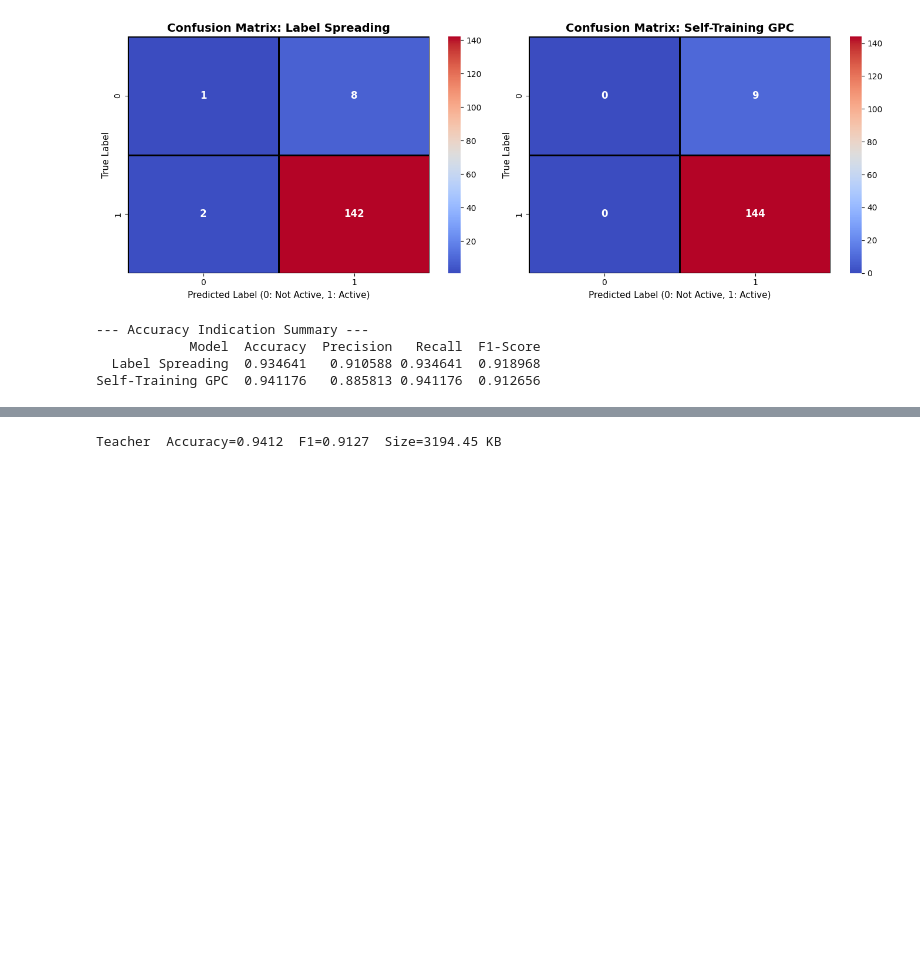
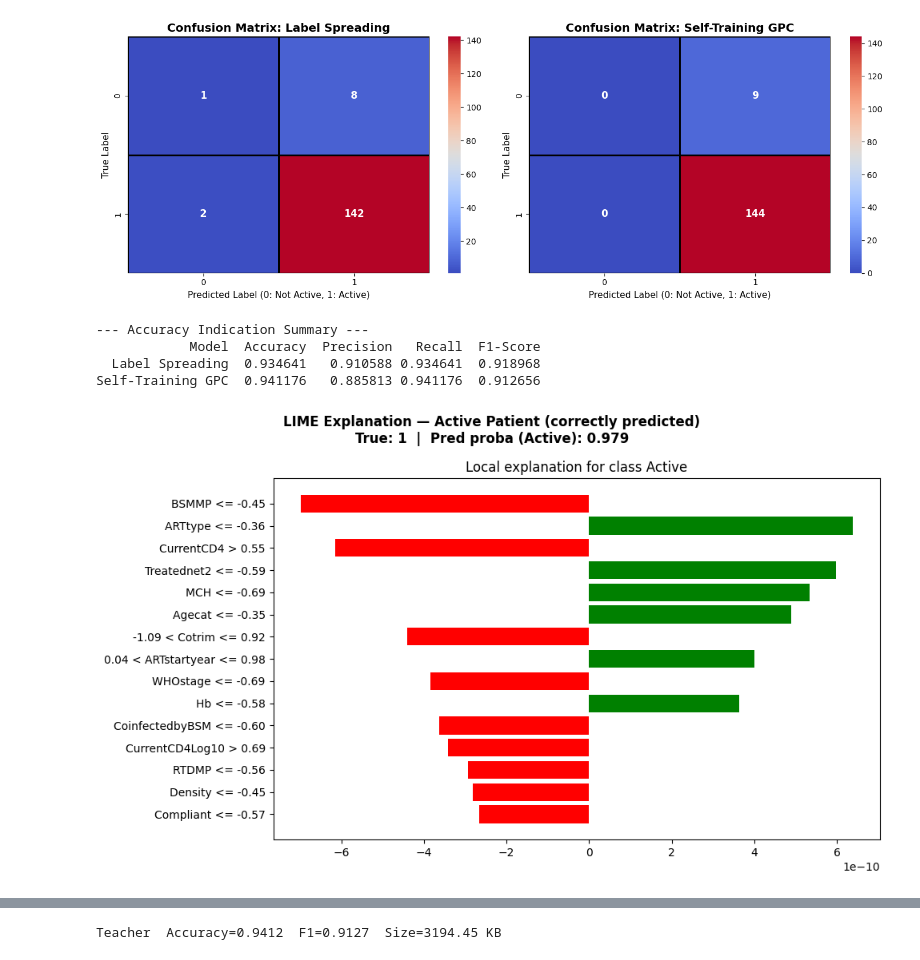
Before and after one commit to aruhoPriscillah/ML_Train, a Jupyter notebook: combined.ipynb, the cells around one changed output, grey strips where cells are left out. Saved outputs shown, nothing was run; the diff lists cells and outputs as text; code cells hidden in the pictures; blank space fills up the shorter version.

Commit message:
LIME

```diff
--- a/combined.ipynb
+++ b/combined.ipynb
@@ -169,3 +169,93 @@ print(pd.DataFrame(metrics_list).to_string(index=False))
             Model  Accuracy  Precision   Recall  F1-Score
   Label Spreading  0.934641   0.910588 0.934641  0.918968
 Self-Training GPC  0.941176   0.885813 0.941176  0.912656
+# %%
+
+import lime
+import lime.lime_tabular
+import matplotlib.pyplot as plt
+import numpy as np
+
+# ── 1. Build the LIME explainer on the training distribution ──────────────────
+explainer = lime.lime_tabular.LimeTabularExplainer(
+    training_data   = X_train_scaled,
+    feature_names   = list(X.columns),
+    class_names     = ['Not Active', 'Active'],
+    mode            = 'classification',
+    discretize_continuous = True,
+    random_state    = 42
+)
+
+# ── 2. Pick representative instances to explain ───────────────────────────────
+#    One correctly-predicted Active, one correctly-predicted Not Active
+y_pred_teacher = st_model.predict(X_test_scaled)
+
+correct_active     = np.where((y_pred_teacher == 1) & (y_test.values == 1))[0]
+correct_not_active = np.where((y_pred_teacher == 0) & (y_test.values == 0))[0]
+
+idx_active     = correct_active[0]     if len(correct_active)     else 0
+idx_not_active = correct_not_active[0] if len(correct_not_active) else 1
+
+instances = [
+    (idx_active,     "Active Patient (correctly predicted)"),
+    (idx_not_active, "Not-Active Patient (correctly predicted)"),
+]
+
+# ── 3. Generate and plot explanations ─────────────────────────────────────────
+for idx, title in instances:
+    exp = explainer.explain_instance(
+        data_row       = X_test_scaled[idx],
+        predict_fn     = st_model.predict_proba,
+        num_features   = 15,       # top-15 features per explanation
+        num_samples    = 500       # perturbation samples (increase for stability)
+    )
+
+    fig = exp.as_pyplot_figure(label=1)   # label=1 → probability of "Active"
+    fig.set_size_inches(10, 6)
+    fig.suptitle(
+        f"LIME Explanation — {title}\n"
+        f"True: {int(y_test.values[idx])}  |  "
+        f"Pred proba (Active): {st_model.predict_proba(X_test_scaled[[idx]])[0,1]:.3f}",
+        fontsize=12, weight='bold'
+    )
+    plt.tight_layout()
+    plt.show()
+    print(exp.as_list(label=1))          # numeric weights for logging / tables
+    print()
+
+# ── 4. Global LIME feature importance (mean |weight| over N random test rows) ──
+N_GLOBAL = min(50, len(X_test_scaled))
+rng      = np.random.default_rng(42)
+sample_idx = rng.choice(len(X_test_scaled), size=N_GLOBAL, replace=False)
+
+weight_accum = {f: [] for f in X.columns}
+
+for i in sample_idx:
+    e = explainer.explain_instance(
+        X_test_scaled[i],
+        st_model.predict_proba,
+        num_features = len(X.columns),
+        num_samples  = 300
+    )
+    for feat_str, w in e.as_list(label=1):
+        # LIME feature strings look like "Age <= 3.00"; strip to column name
+        for col in X.columns:
+            if col in feat_str:
+                weight_accum[col].append(abs(w))
+                break
+
+global_importance = (
+    pd.Series({k: np.mean(v) if v else 0.0 for k, v in weight_accum.items()})
+      .sort_values(ascending=False)
+      .head(20)
+)
+
+fig, ax = plt.subplots(figsize=(10, 6))
+global_importance.sort_values().plot.barh(ax=ax, color='steelblue', edgecolor='black')
+ax.set_xlabel('Mean |LIME weight|')
+ax.set_title(f'Global LIME Feature Importance\n(averaged over {N_GLOBAL} test samples)', weight='bold')
+ax.grid(axis='x', linestyle='--', alpha=0.5)
+plt.tight_layout()
+plt.show()
+# %% [output]
+[figure, added]
```
Also changed, not shown: parts of 1 cell of this notebook, 1 other file.
